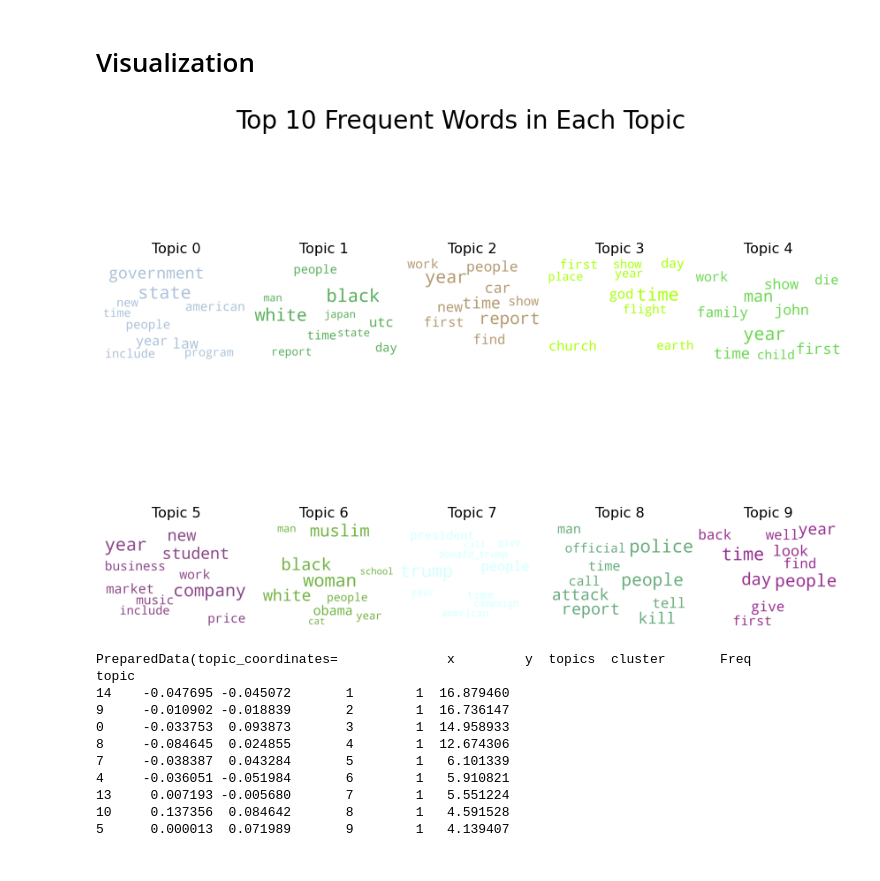
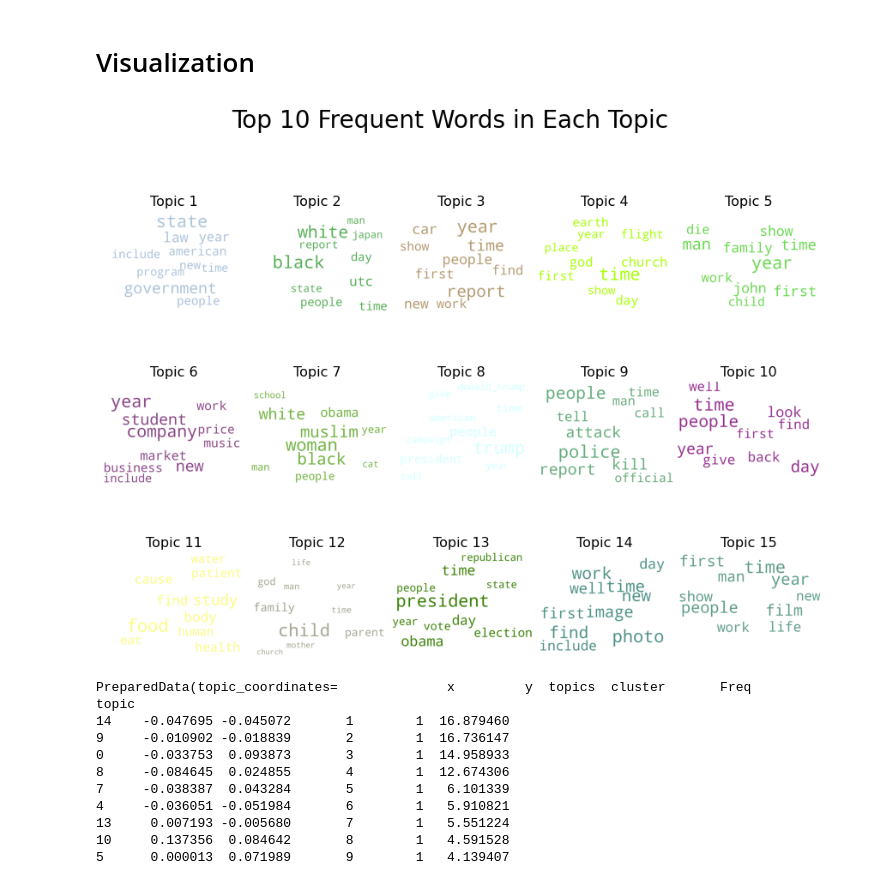
Before and after one commit to DavidKai1999/Stats-170-project, a Jupyter notebook: dataset_preprocessing/Topic Modeling.ipynb, the cells around one changed output. Drawn from its saved outputs; the diff is of its cells as text; code cells hidden in the pictures.

Commit message:
Update Topic Modeling
Fix bugs

```diff
--- a/dataset_preprocessing/Topic Modeling.ipynb
+++ b/dataset_preprocessing/Topic Modeling.ipynb
@@ -138,3 +138,6 @@ lda_model.print_topics()
   '0.004*"photo" + 0.004*"work" + 0.004*"time" + 0.004*"find" + 0.003*"new" + 0.003*"image" + 0.003*"well" + 0.003*"first" + 0.003*"day" + 0.002*"include"'),
  (14,
   '0.005*"time" + 0.005*"year" + 0.004*"people" + 0.004*"film" + 0.004*"first" + 0.004*"man" + 0.003*"show" + 0.003*"life" + 0.003*"work" + 0.003*"new"')]
+# %%
+topic_words = dict(topics[i][1])
+topic_words
@@ -145,36 +159,36 @@ from matplotlib import pyplot as plt
 from wordcloud import WordCloud, STOPWORDS
 import matplotlib.colors as mcolors
 
 cols = [color for name, color in mcolors.XKCD_COLORS.items()] #mcolors.TABLEAU_COLORS # more colors: 'mcolors.XKCD_COLORS'
 
 cloud = WordCloud(stopwords=stop_words,
                   background_color='white',
                   width=2500,
                   height=1800,
                   max_words=10,
                   colormap='tab10',
                   color_func=lambda *args, **kwargs: cols[i],
                   prefer_horizontal=1.0)
 
 topics = lda_model.show_topics(num_topics,formatted=False)
 
-fig, axes = plt.subplots(2, 5, figsize=(15,11), sharex=True, sharey=True)
+fig, axes = plt.subplots(3, 5, figsize=(15,11), sharex=True, sharey=True)
 
 for i, ax in enumerate(axes.flatten()):
     fig.add_subplot(ax)
     topic_words = dict(topics[i][1])
     cloud.generate_from_frequencies(topic_words, max_font_size=300)
     plt.gca().imshow(cloud)
-    plt.gca().set_title('Topic ' + str(i), fontdict=dict(size=16))
+    plt.gca().set_title('Topic ' + str(i+1), fontdict=dict(size=16))
     plt.gca().axis('off')
 
 plt.subplots_adjust(wspace=0, hspace=0)
 plt.axis('off')
 plt.margins(x=0, y=0)
 plt.suptitle('Top 10 Frequent Words in Each Topic',size=28)
 plt.show()
 # %% [output]
-[figure, old version]
+[figure, new version]
 # %%
 import pyLDAvis
 import pyLDAvis.gensim_models as gensimvis
```
Also changed, not shown: parts of 1 cell of this notebook, 1 other file.
